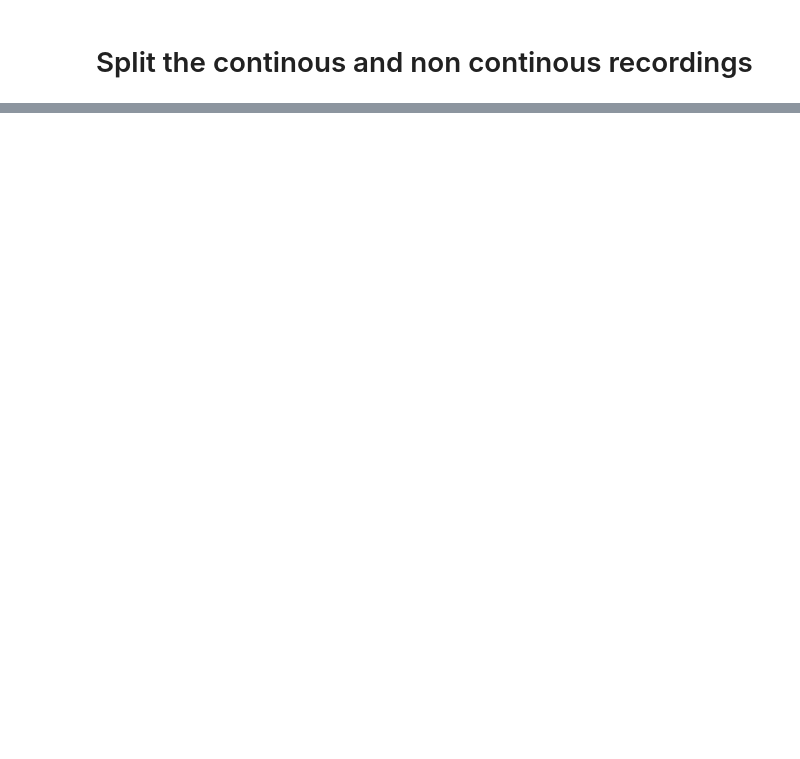
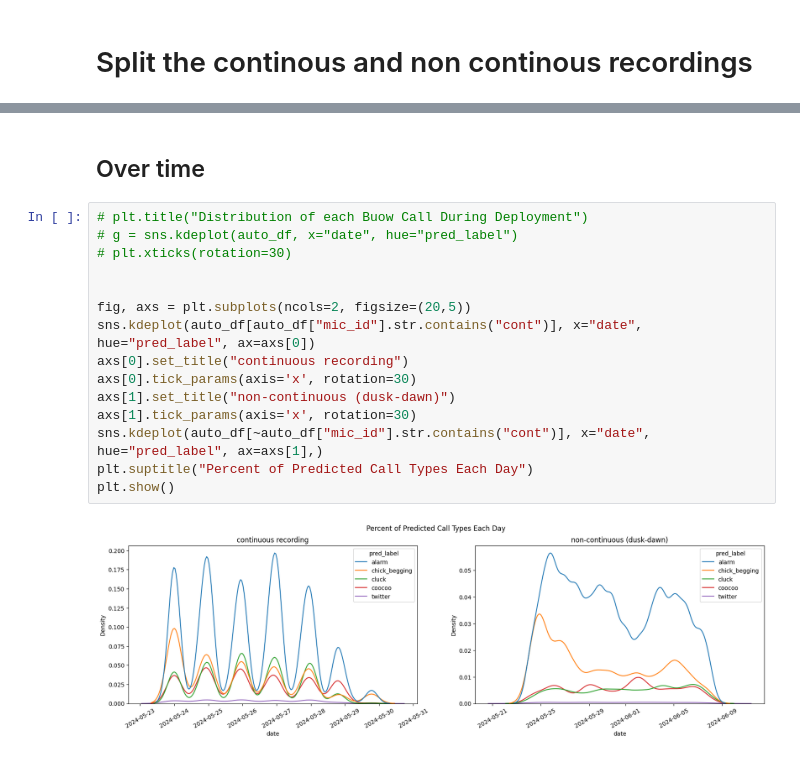
Before and after one commit to conservationtechlab/whoot, a Jupyter notebook: visualizations.ipynb, the cells around one changed output, grey strips where cells are left out. Cells and saved outputs as stored; diff of their text form; blank space fills up the shorter version.

```diff
--- a/visualizations.ipynb
+++ b/visualizations.ipynb
@@ -223,0 +250,19 @@ KeyError: 'y'
+# %% [markdown]
+## Over time
+# %%
+# plt.title("Distribution of each Buow Call During Deployment")
+# g = sns.kdeplot(auto_df, x="date", hue="pred_label")
+# plt.xticks(rotation=30)
+
+
+fig, axs = plt.subplots(ncols=2, figsize=(20,5))
+sns.kdeplot(auto_df[auto_df["mic_id"].str.contains("cont")], x="date", hue="pred_label", ax=axs[0])
+axs[0].set_title("continuous recording")
+axs[0].tick_params(axis='x', rotation=30)
+axs[1].set_title("non-continuous (dusk-dawn)")
+axs[1].tick_params(axis='x', rotation=30)
+sns.kdeplot(auto_df[~auto_df["mic_id"].str.contains("cont")], x="date", hue="pred_label", ax=axs[1],)
+plt.suptitle("Percent of Predicted Call Types Each Day")
+plt.show()
+# %% [output]
+[figure, added]
```
Also changed, not shown: parts of 5 cells of this notebook, 2 other files.
